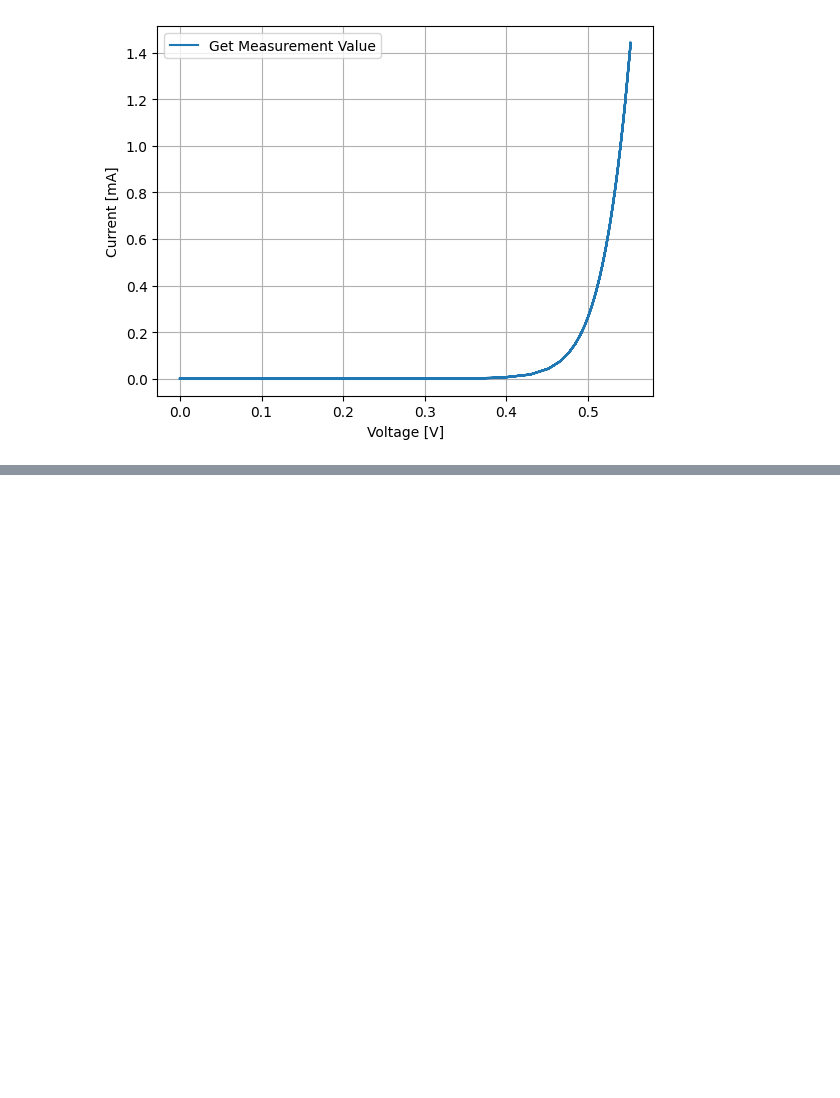
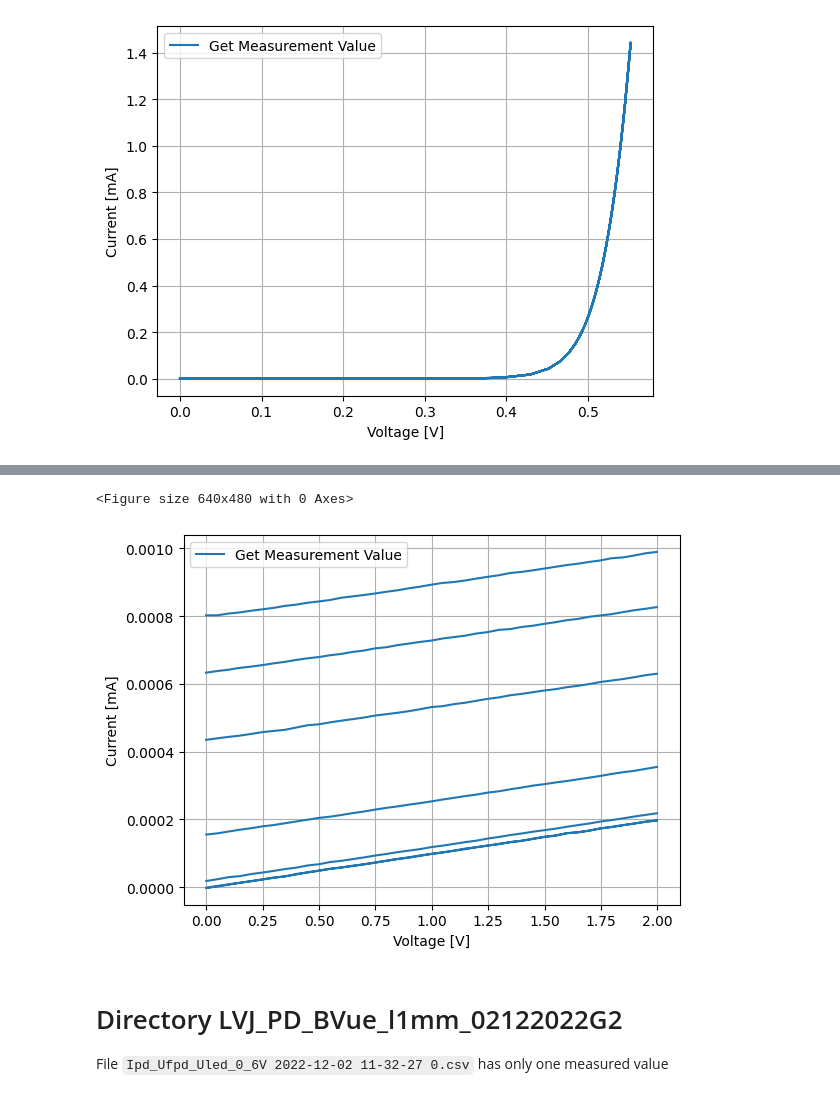
Before and after one commit to mich-j/optoelectronics-is-easier-in-croatian, a Jupyter notebook: visualizations.ipynb, the cells around one changed output, grey strips where cells are left out. Cells and saved outputs as stored; diff of their text form; code cells hidden in the pictures; blank space fills up the shorter version.

```diff
--- a/visualizations.ipynb
+++ b/visualizations.ipynb
@@ -21,3 +23,7 @@ plt.show()
 # %% [output]
 <Figure size 640x480 with 0 Axes>
 [figure]
+# %%
+dataset=pd.read_csv('datasets/LED_PD_UpdF_UpdR_02112022/IpdR_UpdR 2022-12-02 15-57-44 0.csv', sep=',', skiprows=3)
+
+print(dataset)
@@ -23,0 +48,16 @@ plt.show()
+# %%
+plt.figure()
+dataset['Get Measurement Value']=dataset['Get Measurement Value'] * 1000 # to convert to mA
+dataset.plot(x='Get Measurement Value.1', y='Get Measurement Value')
+plt.grid()
+plt.xlabel('Voltage [V]')
+plt.ylabel('Current [mA]')
+
+plt.show()
+# %% [output]
+<Figure size 640x480 with 0 Axes>
+[figure, added]
+# %% [markdown]
+# Directory LVJ_PD_BVue_l1mm_02122022G2
+
+File ``Ipd_Ufpd_Uled_0_6V 2022-12-02 11-32-27 0.csv`` has only one measured value
```
Also changed, not shown: parts of 5 cells of this notebook.
